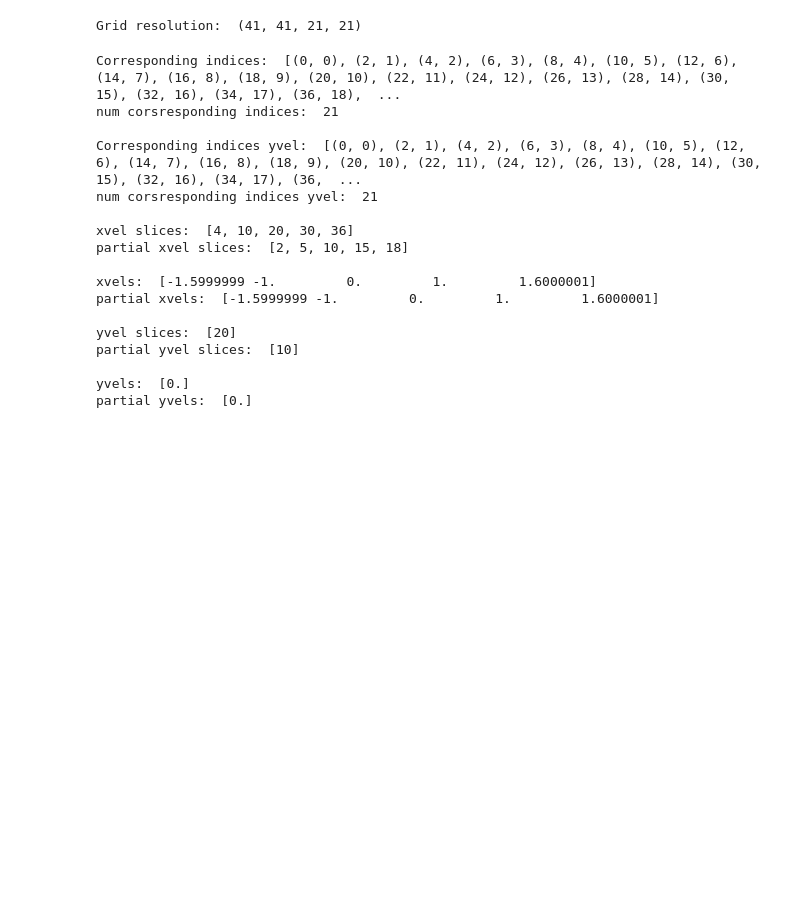
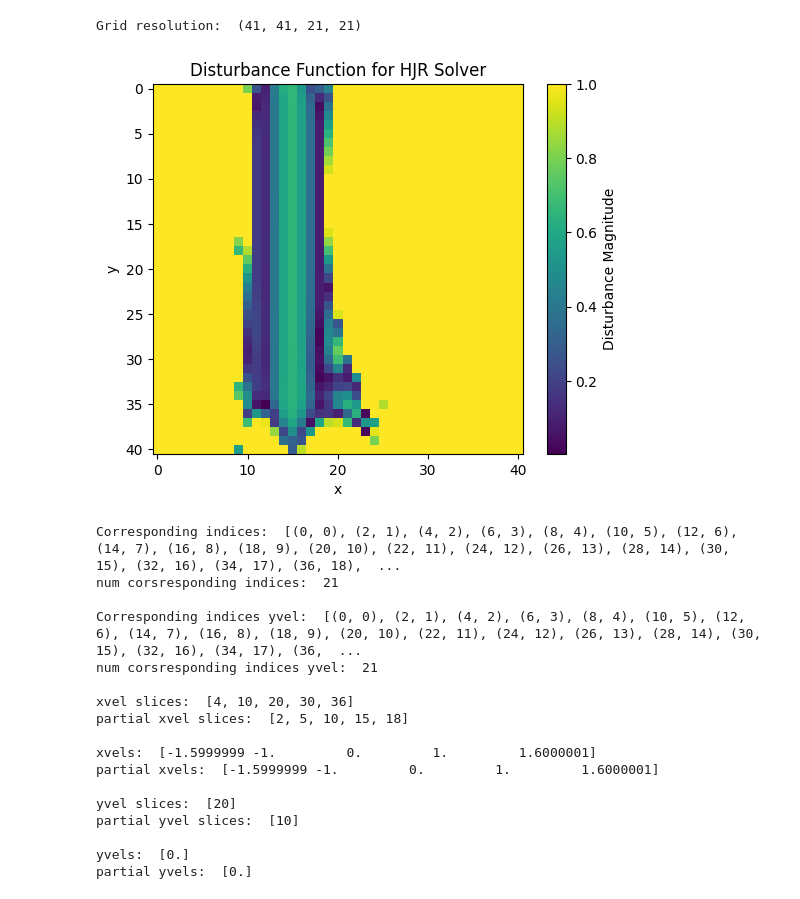
Before and after one commit to nikhilushinde/neuraloperator, a Jupyter notebook: nikhil_test_ipynbs/NIKHIL_TEST_gpyfly.ipynb, the cells around one changed output. Saved outputs shown, nothing was run; the diff lists cells and outputs as text; code cells hidden in the pictures; blank space fills up the shorter version.

Commit message:
fixed function, but still needs some debugging to make sure it works

```diff
--- a/nikhil_test_ipynbs/NIKHIL_TEST_gpyfly.ipynb
+++ b/nikhil_test_ipynbs/NIKHIL_TEST_gpyfly.ipynb
@@ -981,6 +981,28 @@ ground_truth_hj_solution_partial = GroundTruthHJSolution(
 gt_value_function_partial = ground_truth_hj_solution_partial.value_functions[-1, :, :, :, :]  # shape grid_resolution - the last time step
 # %% [output]
 Grid resolution:  (41, 41, 21, 21)
+# %%
+# Plotting function
+
+def plot_disturbance_fn_for_hjr(disturbance_fn, img_grid_states):
+    # Plot the disturbance function to be used by HJR solver
+    img_grid_states_shape = img_grid_states.shape
+    flat_img_grid_states = img_grid_states.reshape(-1, img_grid_states.shape[-1])  # Flatten to [N, 4]
+    disturbance_magnitudes = disturbance_fn(flat_img_grid_states)  # Get disturbance magnitudes
+    disturbance_img = disturbance_magnitudes.reshape(img_grid_states_shape[:-1] + (4,))[:, :, 0]  # Reshape to original grid shape
+
+    # Plot the disturbance function image
+    plt.figure()
+    plt.imshow(np.rot90(disturbance_img), cmap='viridis', interpolation='nearest')
+    plt.title("Disturbance Function for HJR Solver")
+    plt.colorbar(label="Disturbance Magnitude")
+    plt.xlabel("x")
+    plt.ylabel("y")
+    plt.show()
+# %%
+plot_disturbance_fn_for_hjr(partial_gp_disturbance_fn_for_hjr, grid_states[:, :, 0, 0, :])
+# %% [output]
+[figure, added]
 # %%
 ######## Defining Key Functions ########
 
```
Also changed, not shown: parts of 13 cells of this notebook, 1 other file.
